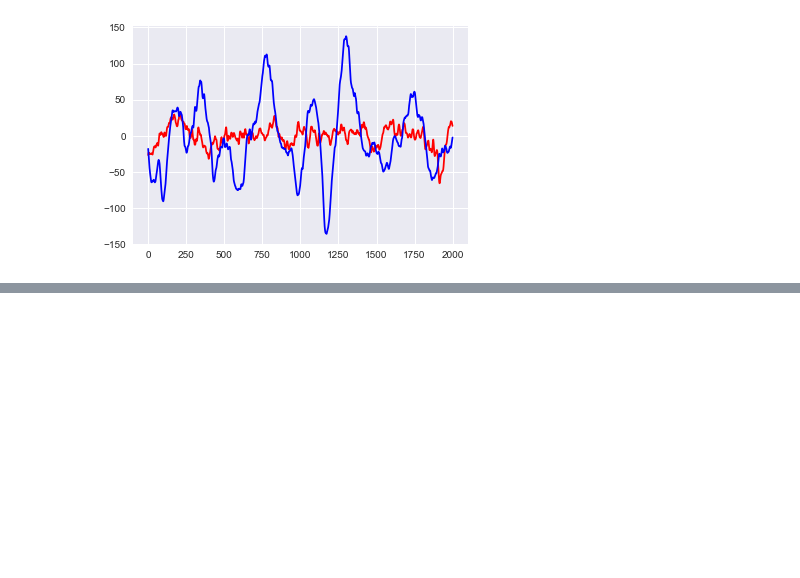
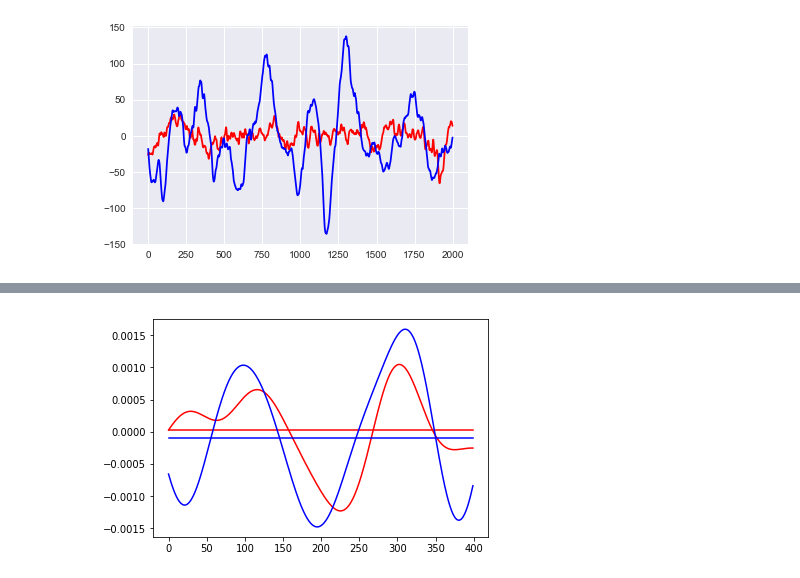
Before and after one commit to SalahEddineLahniche/MLC-Kaggle-2017, a Jupyter notebook: Kaggle 2017, ML.ipynb, the cells around one changed output, grey strips where cells are left out. Cells and saved outputs as stored; diff of their text form; code cells hidden in the pictures; blank space fills up the shorter version.

```diff
--- a/Kaggle 2017, ML.ipynb
+++ b/Kaggle 2017, ML.ipynb
@@ -169,0 +196,25 @@ These findings will certainly help us in the coming section, where we should ext
+# %%
+reader = csv.reader(open(get_csv_file('respiration_y.csv')))
+pe = csv.reader(open(get_csv_file('power_increase.csv')))
+next(reader) # Header
+next(pe)
+mx = 0.0
+mx_r = []
+mn = 10.0
+mn_r = []
+for row, pe in zip(reader, pe):
+    pe = float(pe[0])
+    mx = max(pe, mx)
+    if mx == pe:
+        mx_r = row
+    mn = min(pe, mn)
+    if mn == pe:
+        mn_r = row
+plt.plot(mx_r, color='r')#maximum impact
+plt.plot([(sum(map(float, mx_r))/len(mx_r)) for k in range(len(mn_r))], color='r')
+plt.plot([(sum(map(float, mx_r[:]))/len(mx_r)) for k in range(len(mn_r))], color='r')
+plt.plot(mn_r, color='b') #minimum impact
+plt.plot([(sum(map(float,mn_r))/len(mn_r)) for k in range(len(mn_r))], color='b')
+plt.show()
+# %% [output]
+[figure, added]
```
Also changed, not shown: parts of 15 cells of this notebook, 7 other files.
